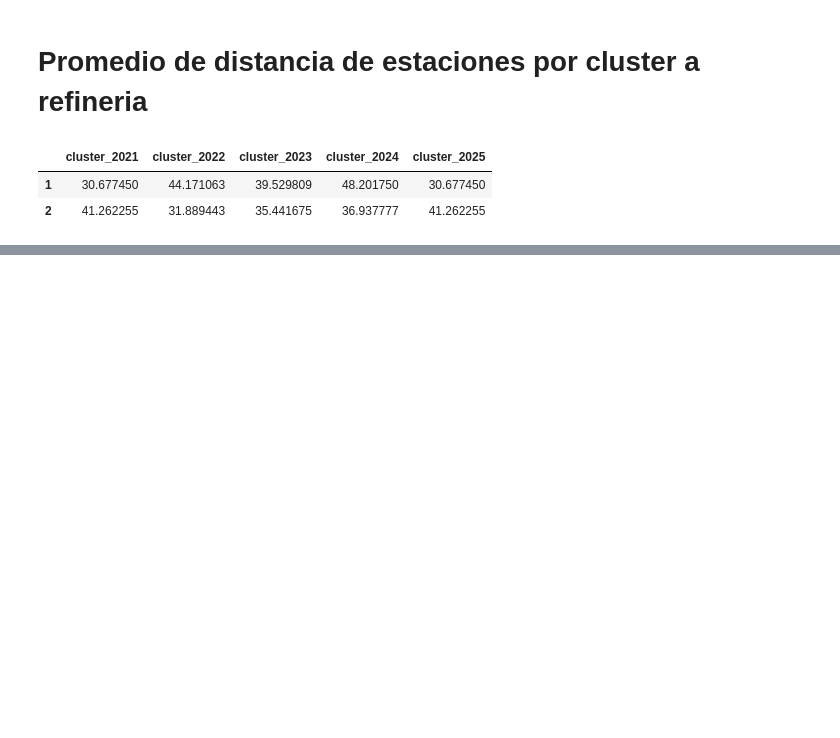
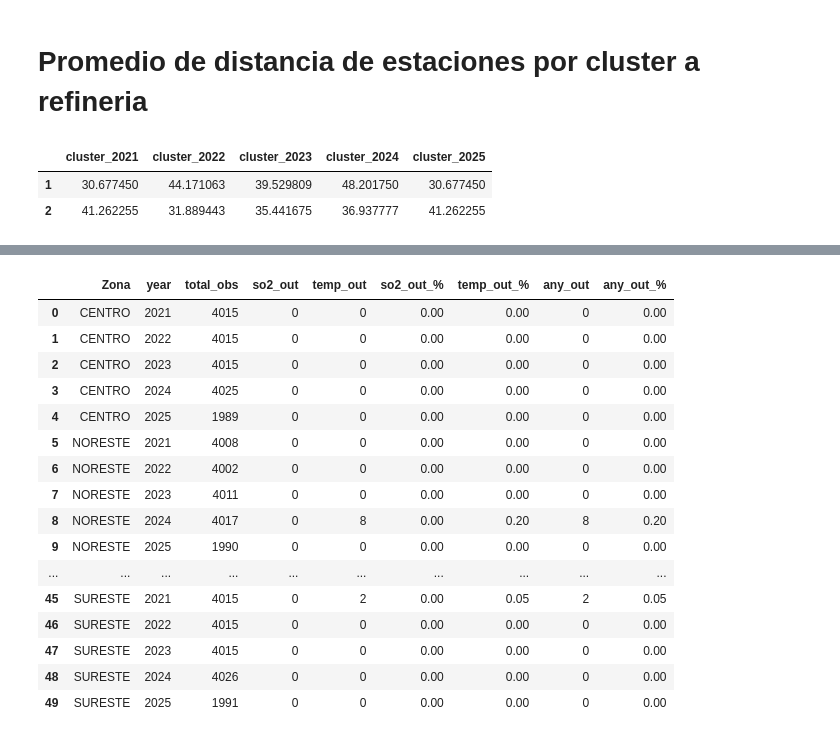
Before and after one commit to andreroblesb/airemty, a Jupyter notebook: conglomerados_night.ipynb, the cells around one changed output, grey strips where cells are left out. Saved outputs shown, nothing was run; the diff lists cells and outputs as text; code cells hidden in the pictures; blank space fills up the shorter version.

```diff
--- a/conglomerados_night.ipynb
+++ b/conglomerados_night.ipynb
@@ -638,0 +641,9 @@ dist_med_porclust_df
+# %%
+data_sinimp = pd.read_csv(r'C:\Users\Maria Paula\OneDrive\Documents\GitHub\airemty\base_final_sin_imputar_por_zona.csv')
+raw_data = pd.DataFrame(data_sinimp)
+# %%
+# 0) (opcional) quedarte sólo con 20:00–06:00
+raw_data["date"] = pd.to_datetime(raw_data["date"], errors="coerce")
+raw_data["year"] = raw_data["date"].dt.year
+df_noche_raw = raw_data[(raw_data["date"].dt.hour >= 20) | (raw_data["date"].dt.hour <= 6)]
+df_noche_raw = df_noche_raw[(df_noche_raw["date"].dt.year > 2020)]
@@ -638,0 +753,84 @@ dist_med_porclust_df
+# %%
+# ----------------------------
+# 2) Pipeline
+# ----------------------------
+# Normaliza columnas & convierte a numérico
+df1 = _norm_cols(df_noche_raw)
+df1["date"] = pd.to_datetime(df1["date"], errors="coerce")
+df1["year"] = df1["date"].dt.year
+
+num_cols = [c for c in df1.columns if c not in ("Zona","station","Estacion","date")]
+df1 = _to_num(df1, num_cols)
+
+# Filtra por rangos del fabricante
+df_clean = _apply_mfg_filter(df1)
+
+# ----------------------------
+# 3) Outliers por AÑO contra OP_RANGES (solo SO2 y TEMP)
+# ----------------------------
+for VAR in ["SO2", "TEMP"]:
+    if VAR not in df_clean.columns:
+        # si falta alguna, crea col vacía para que el groupby no truene
+        df_clean[VAR] = np.nan
+
+    y2min, y2max = _year_bounds(VAR)
+    df_clean[f"{VAR}_min"] = df_clean["year"].map(y2min)
+    df_clean[f"{VAR}_max"] = df_clean["year"].map(y2max)
+
+    # outlier si está fuera del [min, max] del año correspondiente
+    df_clean[f"out_{VAR}"] = (
+        (~df_clean[VAR].isna()) &
+        (
+            (df_clean[VAR] < df_clean[f"{VAR}_min"]) |
+            (df_clean[VAR] > df_clean[f"{VAR}_max"])
+        )
+    )
+
+# ----------------------------
+# 4) Tabla de frecuencias por Zona-año
+# ----------------------------
+# Nombre de la columna de estación: usa 'Zona' si existe, si no 'Estacion' o 'station'
+station_col = "Zona" if "Zona" in df_clean.columns else ("Estacion" if "Estacion" in df_clean.columns else "station")
+
+freq = (
+    df_clean
+    .groupby([station_col, "year"], dropna=False)
+    .agg(
+        total_obs = ("SO2", "size"),
+        so2_out   = ("out_SO2", "sum"),
+        temp_out  = ("out_TEMP", "sum")
+    )
+    .reset_index()
+)
+
+# Porcentajes
+freq["so2_out_%"]  = (freq["so2_out"]  / freq["total_obs"] * 100).round(2)
+freq["temp_out_%"] = (freq["temp_out"] / freq["total_obs"] * 100).round(2)
+
+# (Opcional) outlier en cualquiera de los dos
+freq["any_out"]    = freq["so2_out"] + freq["temp_out"]
+freq["any_out_%"]  = (freq["any_out"] / freq["total_obs"] * 100).round(2)
+
+# Ordena para lectura
+freq = freq.sort_values([station_col, "year"]).reset_index(drop=True)
+
+# Resultado principal:
+freq.head(50)
+# %% [output]
+|  | Zona | year | total_obs | so2_out | temp_out | so2_out_% | temp_out_% | any_out | any_out_% |
+| 0 | CENTRO | 2021 | 4015 | 0 | 0 | 0.00 | 0.00 | 0 | 0.00 |
+| 1 | CENTRO | 2022 | 4015 | 0 | 0 | 0.00 | 0.00 | 0 | 0.00 |
+| 2 | CENTRO | 2023 | 4015 | 0 | 0 | 0.00 | 0.00 | 0 | 0.00 |
+| 3 | CENTRO | 2024 | 4025 | 0 | 0 | 0.00 | 0.00 | 0 | 0.00 |
+| 4 | CENTRO | 2025 | 1989 | 0 | 0 | 0.00 | 0.00 | 0 | 0.00 |
+| 5 | NORESTE | 2021 | 4008 | 0 | 0 | 0.00 | 0.00 | 0 | 0.00 |
+| 6 | NORESTE | 2022 | 4002 | 0 | 0 | 0.00 | 0.00 | 0 | 0.00 |
+| 7 | NORESTE | 2023 | 4011 | 0 | 0 | 0.00 | 0.00 | 0 | 0.00 |
+| 8 | NORESTE | 2024 | 4017 | 0 | 8 | 0.00 | 0.20 | 8 | 0.20 |
+| 9 | NORESTE | 2025 | 1990 | 0 | 0 | 0.00 | 0.00 | 0 | 0.00 |
+| ... | ... | ... | ... | ... | ... | ... | ... | ... | ... |
+| 45 | SURESTE | 2021 | 4015 | 0 | 2 | 0.00 | 0.05 | 2 | 0.05 |
+| 46 | SURESTE | 2022 | 4015 | 0 | 0 | 0.00 | 0.00 | 0 | 0.00 |
+| 47 | SURESTE | 2023 | 4015 | 0 | 0 | 0.00 | 0.00 | 0 | 0.00 |
+| 48 | SURESTE | 2024 | 4026 | 0 | 0 | 0.00 | 0.00 | 0 | 0.00 |
+| 49 | SURESTE | 2025 | 1991 | 0 | 0 | 0.00 | 0.00 | 0 | 0.00 |
```
Also changed, not shown: parts of 3 cells of this notebook, 2 other files.
